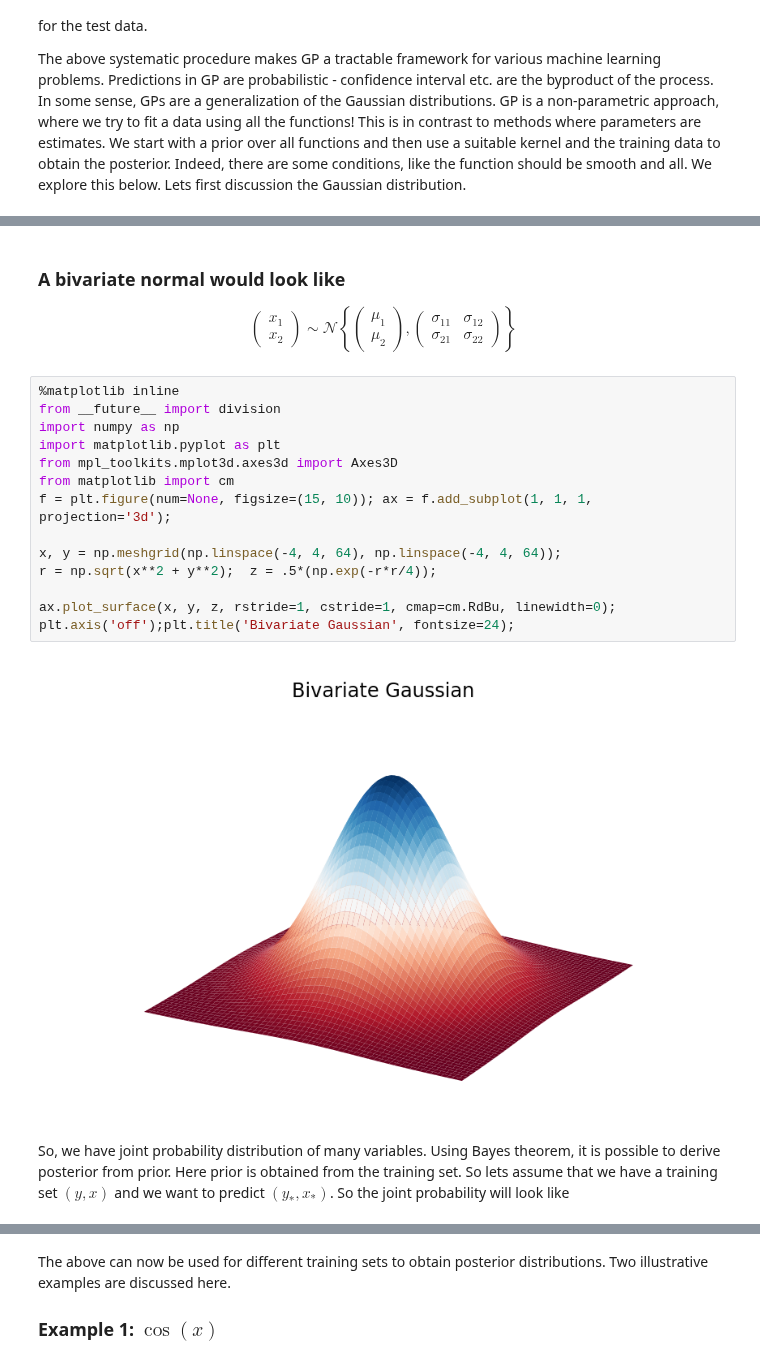
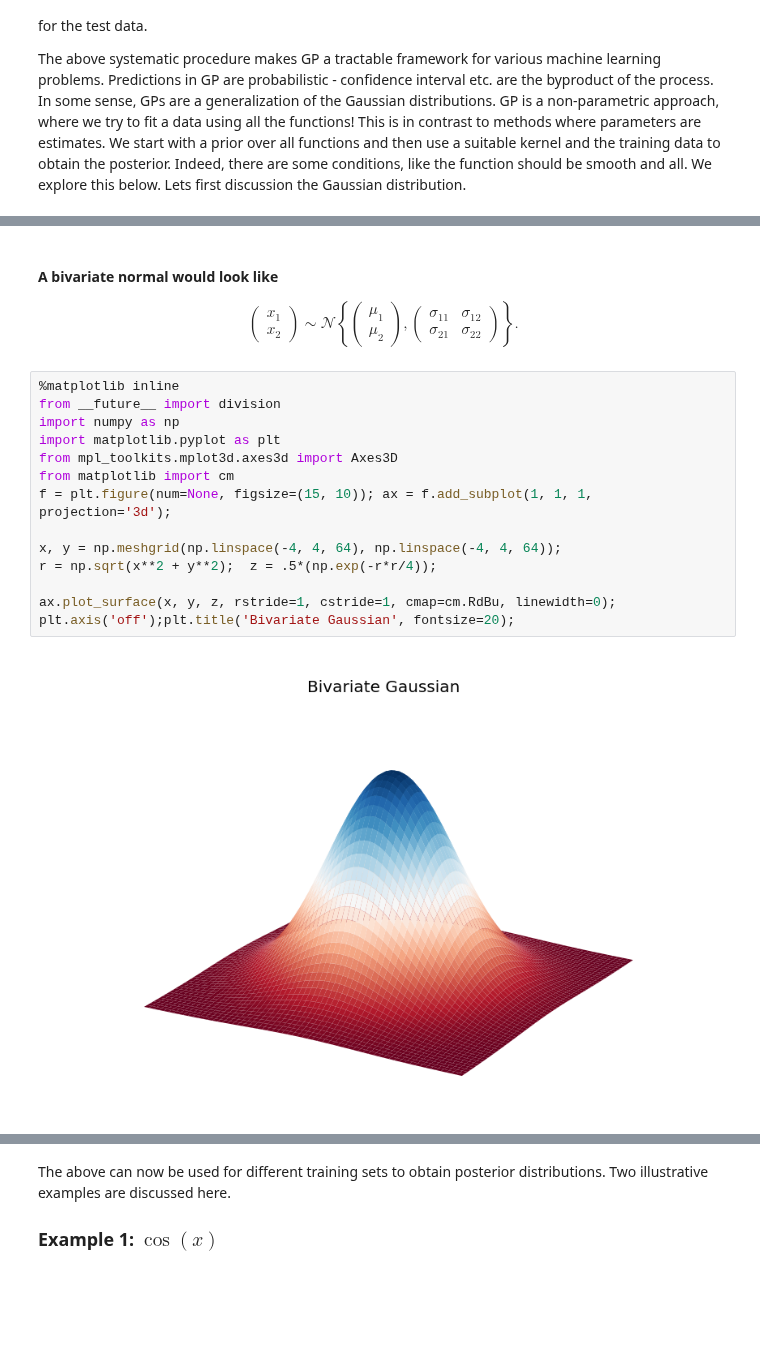
Before and after one commit to rajeshrinet/compPhy, a Jupyter notebook: notebooks/2018/GaussianProcesses.ipynb, the cells around one changed output, grey strips where cells are left out. Saved outputs shown, nothing was run; the diff lists cells and outputs as text; blank space fills up the shorter version.

```diff
--- a/notebooks/2018/GaussianProcesses.ipynb
+++ b/notebooks/2018/GaussianProcesses.ipynb
@@ -24,25 +28,23 @@ $$
 $$
 # %% [markdown]
-### A bivariate normal would look like
+#### A bivariate normal would look like
 $$
-\begin{pmatrix}x_1 \\ x_2 \end{pmatrix} \sim \mathcal N\left\{ \begin{pmatrix}\mu_1 \\ \mu_2 \end{pmatrix},\begin{pmatrix}\sigma_{11} & \sigma_{12}\\ \sigma_{21} & \sigma_{22} \end{pmatrix}\right\}
+\begin{pmatrix}x_1 \\ x_2 \end{pmatrix} \sim \mathcal N\left\{ \begin{pmatrix}\mu_1 \\ \mu_2 \end{pmatrix},\begin{pmatrix}\sigma_{11} & \sigma_{12}\\ \sigma_{21} & \sigma_{22} \end{pmatrix}\right\}.
 $$
 # %%
 %matplotlib inline
 from __future__ import division
 import numpy as np
 import matplotlib.pyplot as plt
 from mpl_toolkits.mplot3d.axes3d import Axes3D
 from matplotlib import cm
 f = plt.figure(num=None, figsize=(15, 10)); ax = f.add_subplot(1, 1, 1, projection='3d');
 
 x, y = np.meshgrid(np.linspace(-4, 4, 64), np.linspace(-4, 4, 64));
 r = np.sqrt(x**2 + y**2);  z = .5*(np.exp(-r*r/4));
 
 ax.plot_surface(x, y, z, rstride=1, cstride=1, cmap=cm.RdBu, linewidth=0);
-plt.axis('off');plt.title('Bivariate Gaussian', fontsize=24);
+plt.axis('off');plt.title('Bivariate Gaussian', fontsize=20);
 # %% [output]
-[figure, old version]
+[figure, new version]
-# %% [markdown]
-So, we have joint probability distribution of many variables. Using Bayes theorem, it is possible to derive posterior from prior. Here prior is obtained from the training set. So lets assume that we have a training set $(y,x)$ and we want to predict $(y_*,x_*)$. So the joint probability will look like
 # %% [markdown]
```
Also changed, not shown: parts of 8 cells of this notebook.
